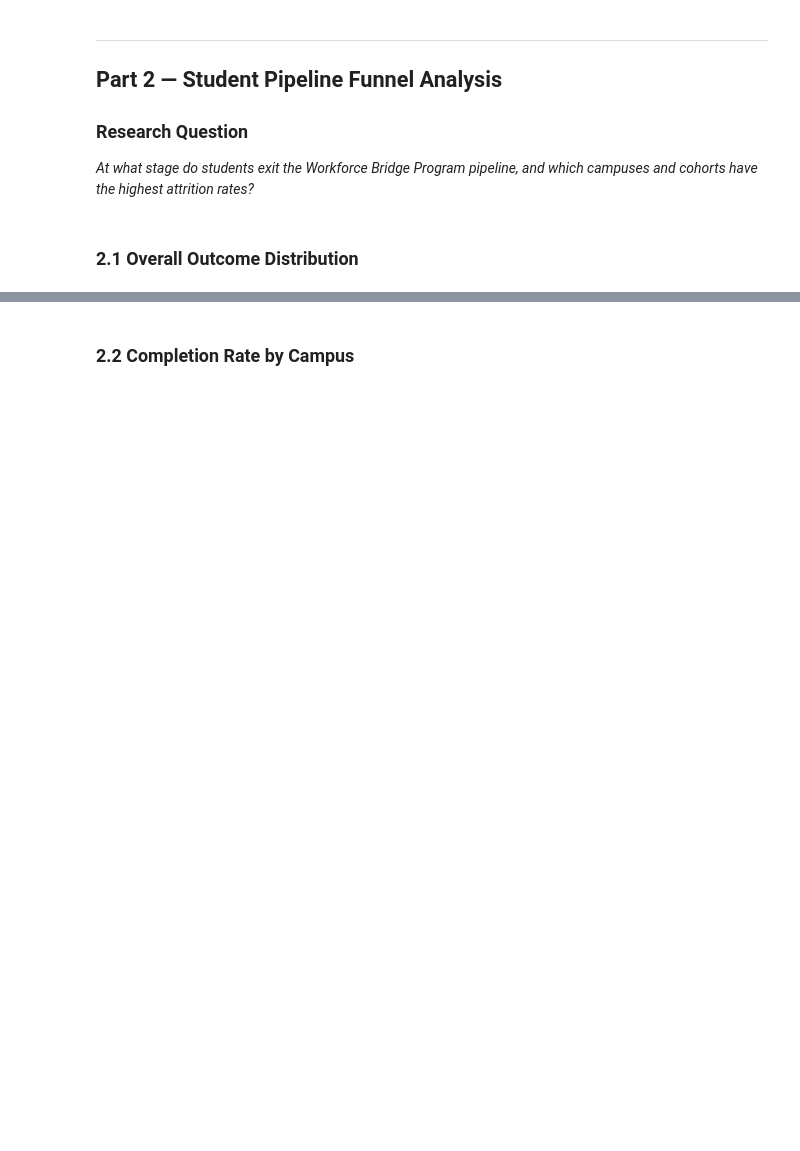
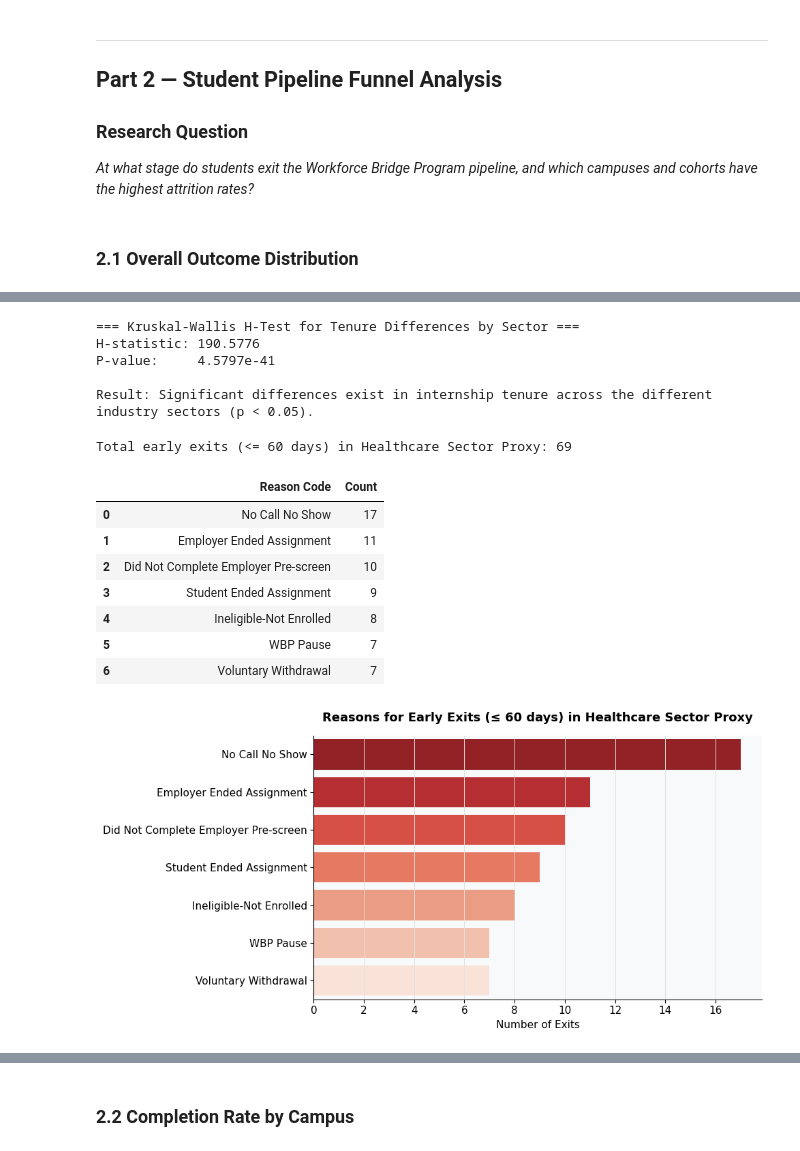
Before and after one commit to aprie06/wbp-pipeline-analysis, a Jupyter notebook: WBP_Pipeline_Analysis.ipynb, the cells around one changed output, grey strips where cells are left out. Drawn from its saved outputs; the diff is of its cells as text; code cells hidden in the pictures; blank space fills up the shorter version.

```diff
--- a/WBP_Pipeline_Analysis.ipynb
+++ b/WBP_Pipeline_Analysis.ipynb
@@ -320,0 +819,79 @@ print("Figure 1 saved.")
+# %%
+from scipy.stats import kruskal
+import pandas as pd
+
+if 'mock_industry' in corr_df.columns and 'tenure_days' in corr_df.columns:
+    # Drop any NaN values to ensure the statistical test runs correctly
+    test_df = corr_df.dropna(subset=['mock_industry', 'tenure_days'])
+
+    # Group the tenure data by the mock industry sector
+    groups = [group['tenure_days'].values for name, group in test_df.groupby('mock_industry')]
+
+    # Perform the Kruskal-Wallis H-test
+    stat, p_value = kruskal(*groups)
+
+    print("=== Kruskal-Wallis H-Test for Tenure Differences by Sector ===")
+    print(f"H-statistic: {stat:.4f}")
+    print(f"P-value:     {p_value:.4e}")
+
+    # Interpret the results
+    alpha = 0.05
+    if p_value < alpha:
+        print("\nResult: Significant differences exist in internship tenure across the different industry sectors (p < 0.05).")
+    else:
+        print("\nResult: No statistically significant difference in internship tenure across the industry sectors (p >= 0.05).")
+else:
+    print("Required columns for the statistical test are not available.")
+# %% [output]
+=== Kruskal-Wallis H-Test for Tenure Differences by Sector ===
+H-statistic: 190.5776
+P-value:     4.5797e-41
+
+Result: Significant differences exist in internship tenure across the different industry sectors (p < 0.05).
+# %%
+import seaborn as sns
+import matplotlib.pyplot as plt
+
+if 'corr_df' in locals() and 'mock_industry' in corr_df.columns:
+    # Filter for Healthcare Sector Proxy and early exits (<= 60 days)
+    # We exclude 'Planned Completion' and 'Re-engagement' to focus on actual attrition
+    hc_early_exits = corr_df[
+        (corr_df['mock_industry'] == 'Healthcare Sector Proxy') &
+        (corr_df['tenure_days'] <= 60) &
+        (~corr_df['outcome'].isin(['Planned Completion', 'Re-engagement']))
+    ].copy()
+
+    if not hc_early_exits.empty:
+        print(f"Total early exits (<= 60 days) in Healthcare Sector Proxy: {len(hc_early_exits)}\n")
+
+        # Count the specific reason codes
+        reason_counts = hc_early_exits['reason_code'].value_counts().reset_index()
+        reason_counts.columns = ['Reason Code', 'Count']
+
+        display(reason_counts)
+
+        # Visualize the reasons
+        fig, ax = plt.subplots(figsize=(10, 5))
+        sns.barplot(data=reason_counts, y='Reason Code', x='Count', palette='Reds_r', ax=ax)
+
+        ax.set_title('Reasons for Early Exits (≤ 60 days) in Healthcare Sector Proxy', pad=15, fontweight='bold')
+        ax.set_xlabel('Number of Exits')
+        ax.set_ylabel('')
+
+        plt.tight_layout()
+        plt.show()
+    else:
+        print("No early exits found in the Healthcare Sector Proxy.")
+else:
+    print("Required dataframe 'corr_df' is not available. Please run the previous cells.")
+# %% [output]
+Total early exits (<= 60 days) in Healthcare Sector Proxy: 69
+|  | Reason Code | Count |
+| 0 | No Call No Show | 17 |
+| 1 | Employer Ended Assignment | 11 |
+| 2 | Did Not Complete Employer Pre-screen | 10 |
+| 3 | Student Ended Assignment | 9 |
+| 4 | Ineligible-Not Enrolled | 8 |
+| 5 | WBP Pause | 7 |
+| 6 | Voluntary Withdrawal | 7 |
+[figure, added]
```
Also changed, not shown: parts of 45 cells of this notebook.
